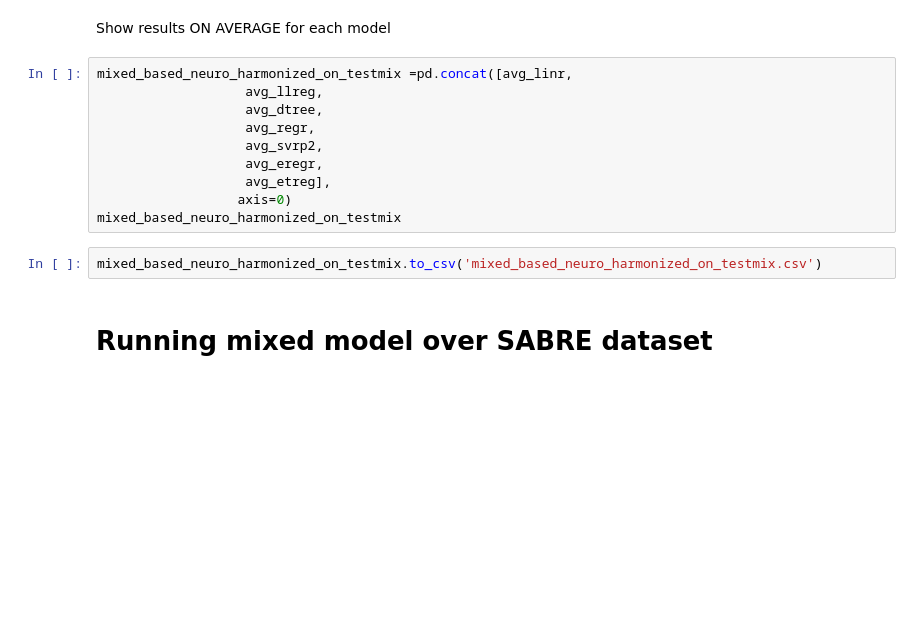
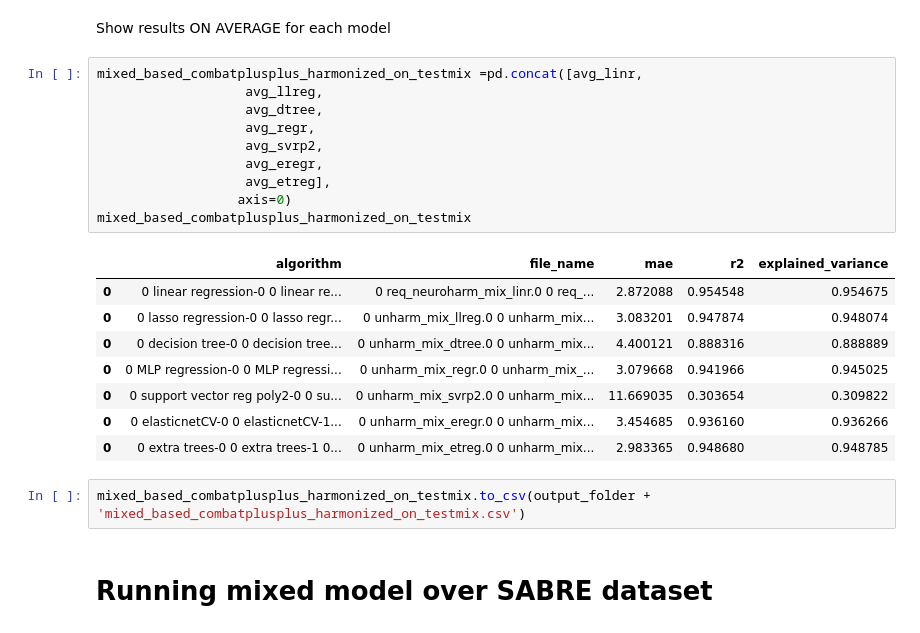
Before and after one commit to brainspinner/cvasl, a Jupyter notebook: extended_harm_paper/ml_experiment3g-plus.ipynb, the cells around one changed output. Saved outputs shown, nothing was run; the diff lists cells and outputs as text; blank space fills up the shorter version.

```diff
--- a/extended_harm_paper/ml_experiment3g-plus.ipynb
+++ b/extended_harm_paper/ml_experiment3g-plus.ipynb
@@ -294,17 +527,26 @@ etreg[0]
 # %% [markdown]
 Show results ON AVERAGE for each model
 # %%
-mixed_based_neuro_harmonized_on_testmix =pd.concat([avg_linr,
+mixed_based_combatplusplus_harmonized_on_testmix =pd.concat([avg_linr,
                    avg_llreg,
                    avg_dtree,
                    avg_regr,
                    avg_svrp2,
                    avg_eregr,
                    avg_etreg],
                   axis=0)
-mixed_based_neuro_harmonized_on_testmix
+mixed_based_combatplusplus_harmonized_on_testmix
+# %% [output]
+|  | algorithm | file_name | mae | r2 | explained_variance |
+| 0 | 0 linear regression-0 0 linear re... | 0 req_neuroharm_mix_linr.0 0 req_... | 2.872088 | 0.954548 | 0.954675 |
+| 0 | 0 lasso regression-0 0 lasso regr... | 0 unharm_mix_llreg.0 0 unharm_mix... | 3.083201 | 0.947874 | 0.948074 |
+| 0 | 0 decision tree-0 0 decision tree... | 0 unharm_mix_dtree.0 0 unharm_mix... | 4.400121 | 0.888316 | 0.888889 |
+| 0 | 0 MLP regression-0 0 MLP regressi... | 0 unharm_mix_regr.0 0 unharm_mix_... | 3.079668 | 0.941966 | 0.945025 |
+| 0 | 0 support vector reg poly2-0 0 su... | 0 unharm_mix_svrp2.0 0 unharm_mix... | 11.669035 | 0.303654 | 0.309822 |
+| 0 | 0 elasticnetCV-0 0 elasticnetCV-1... | 0 unharm_mix_eregr.0 0 unharm_mix... | 3.454685 | 0.936160 | 0.936266 |
+| 0 | 0 extra trees-0 0 extra trees-1 0... | 0 unharm_mix_etreg.0 0 unharm_mix... | 2.983365 | 0.948680 | 0.948785 |
 # %%
-mixed_based_neuro_harmonized_on_testmix.to_csv('mixed_based_neuro_harmonized_on_testmix.csv')
+mixed_based_combatplusplus_harmonized_on_testmix.to_csv(output_folder + 'mixed_based_combatplusplus_harmonized_on_testmix.csv')
 # %% [markdown]
 # Running mixed model over SABRE dataset
 # %% [markdown]
```
Also changed, not shown: parts of 89 cells of this notebook, 5 other files.
